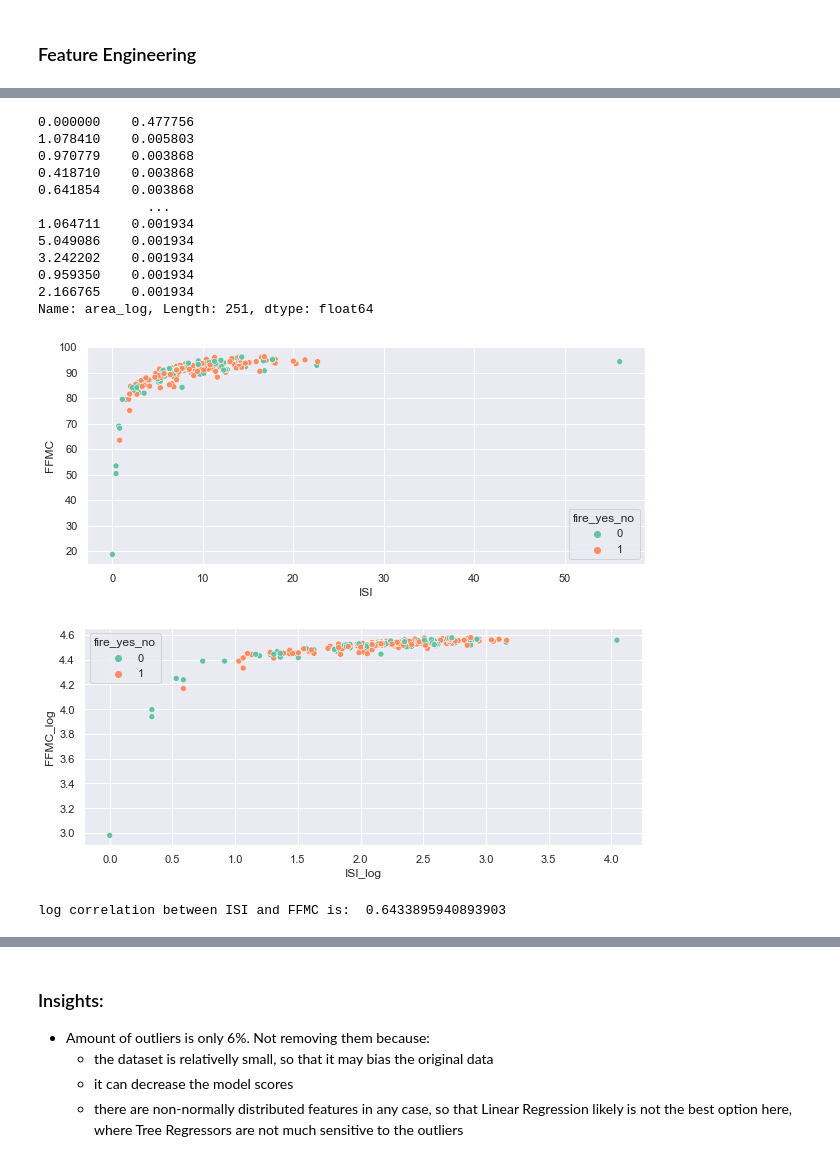
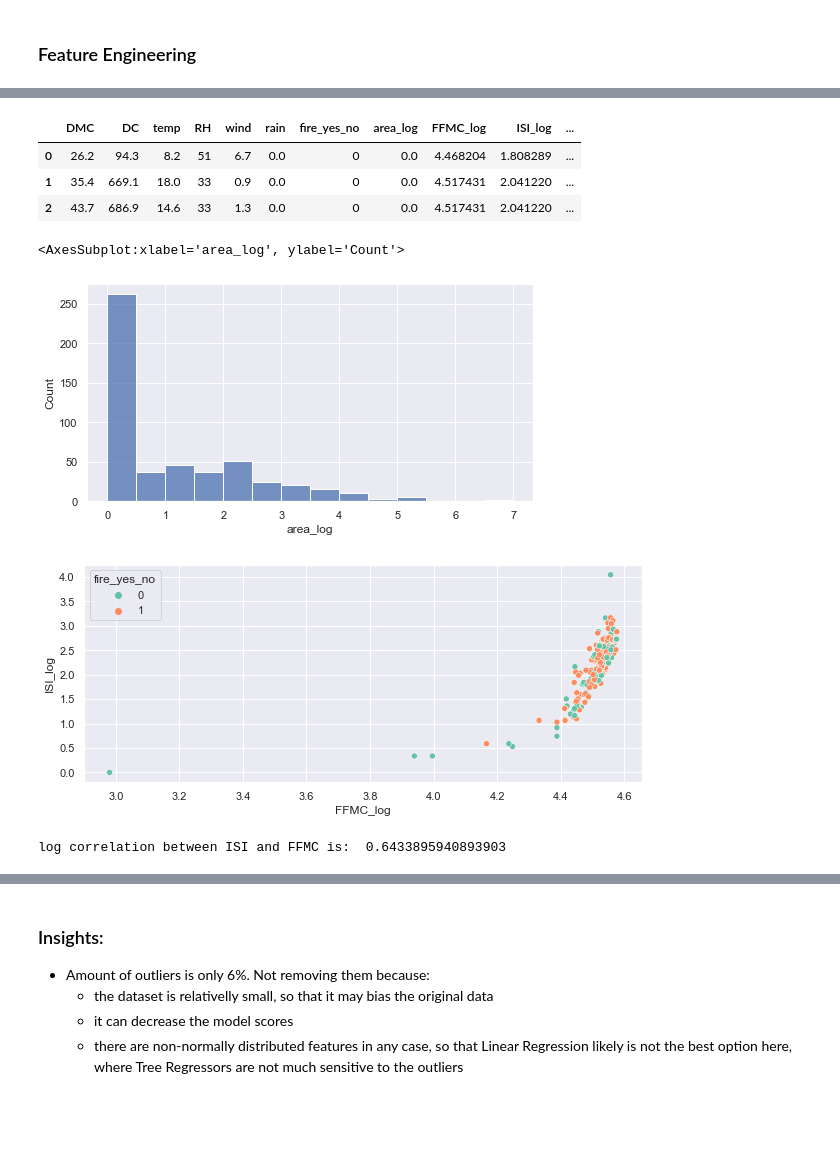
Before and after one commit to InnaG33/Sunny-spot, a Jupyter notebook: forest_fires.ipynb, the cells around one changed output, grey strips where cells are left out. Cells and saved outputs as stored; diff of their text form; code cells hidden in the pictures; blank space fills up the shorter version.

```diff
--- a/forest_fires.ipynb
+++ b/forest_fires.ipynb
@@ -402,31 +444,41 @@ for i in features_fl:
     df1.drop(i, axis=1, inplace=True)
 
 #sns.pairplot(df1, hue='fire_yes_no', height=3, aspect=1.7, palette='autumn_r')
-# %%
-df1['area_log'].value_counts(normalize=True)
-# %% [output]
-0.000000    0.477756
-1.078410    0.005803
-0.970779    0.003868
-0.418710    0.003868
-0.641854    0.003868
-              ...
-1.064711    0.001934
-5.049086    0.001934
-3.242202    0.001934
-0.959350    0.001934
-2.166765    0.001934
-Name: area_log, Length: 251, dtype: float64
+# %%
+df1['Z']=np.sqrt(df1['X']*df1['X']+df1['Y']*df1['Y'])
+df1.drop(['X', 'Y'], axis=1, inplace=True)
+
+#df1.head(3)
+# %%
+encoder = LabelEncoder()
+
+df1['DayId'] = encoder.fit_transform(df1.day) # returns label encoded variable(s)
+df1['MonthId'] = encoder.fit_transform(df1.month)
+
+#df1.head(3)
+# %%
+df1.drop(['month', 'day'], axis=1, inplace=True)
+df1.head(3)
+# %% [output]
+|  | DMC | DC | temp | RH | wind | rain | fire_yes_no | area_log | FFMC_log | ISI_log | ... |
+| 0 | 26.2 | 94.3 | 8.2 | 51 | 6.7 | 0.0 | 0 | 0.0 | 4.468204 | 1.808289 | ... |
+| 1 | 35.4 | 669.1 | 18.0 | 33 | 0.9 | 0.0 | 0 | 0.0 | 4.517431 | 2.041220 | ... |
+| 2 | 43.7 | 686.9 | 14.6 | 33 | 1.3 | 0.0 | 0 | 0.0 | 4.517431 | 2.041220 | ... |
+# %%
+sns.set(rc={'figure.figsize':(8,4)})
+sns.histplot(data=df1, x='area_log')
+# %% [output]
+<AxesSubplot:xlabel='area_log', ylabel='Count'>
+[figure, added]
 # %%
+# plt.rcParams['figure.figsize'] = (10, 4)
+# sns.scatterplot(x=df['ISI'], y=df['FFMC'], hue=df['fire_yes_no'], palette='Set2')
+# plt.show()
 plt.rcParams['figure.figsize'] = (10, 4)
-sns.scatterplot(x=df['ISI'], y=df['FFMC'], hue=df['fire_yes_no'], palette='Set2')
-plt.show()
-plt.rcParams['figure.figsize'] = (10, 4)
-sns.scatterplot(x=df1['ISI_log'], y=df1['FFMC_log'], hue=df1['fire_yes_no'], palette='Set2')
+sns.scatterplot(x=df1['FFMC_log'], y=df1['ISI_log'], hue=df1['fire_yes_no'], palette='Set2')
 plt.show()
 
 print('log correlation between ISI and FFMC is: ', df1['FFMC_log'].corr(df1['ISI_log']))
 # %% [output]
-[figure, old version]
+[figure, new version]
-[figure, removed]
 log correlation between ISI and FFMC is:  0.6433895940893903
```
Also changed, not shown: parts of 187 cells of this notebook.
